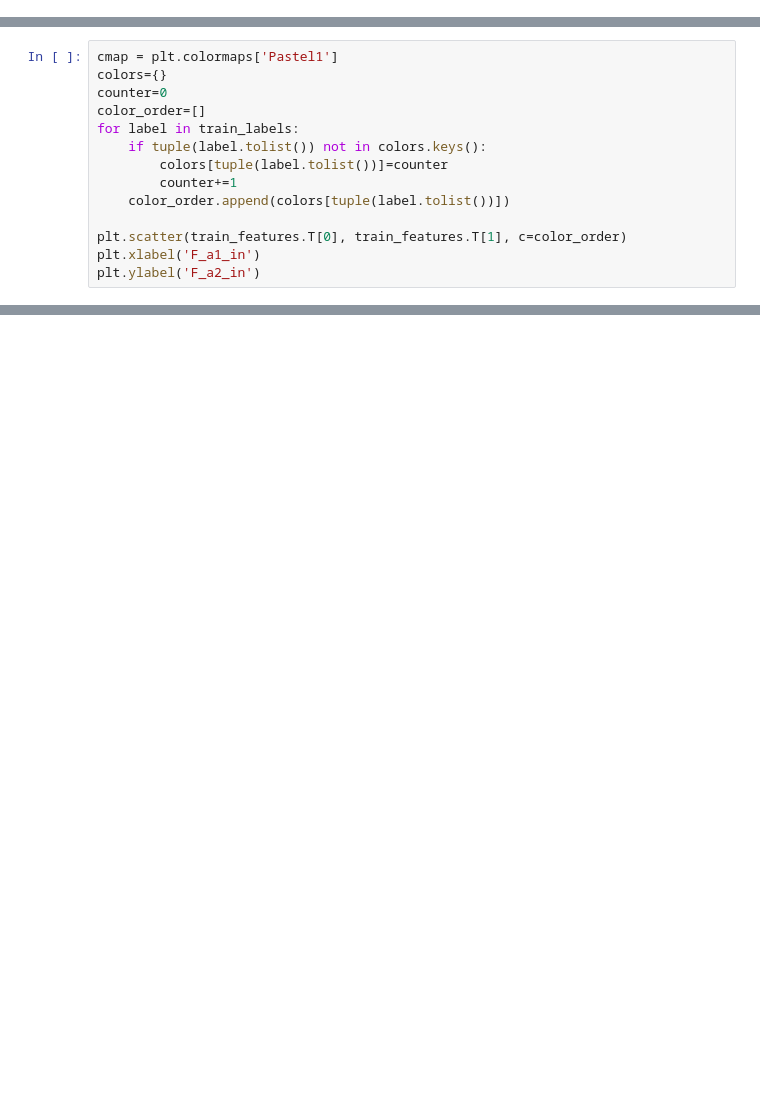
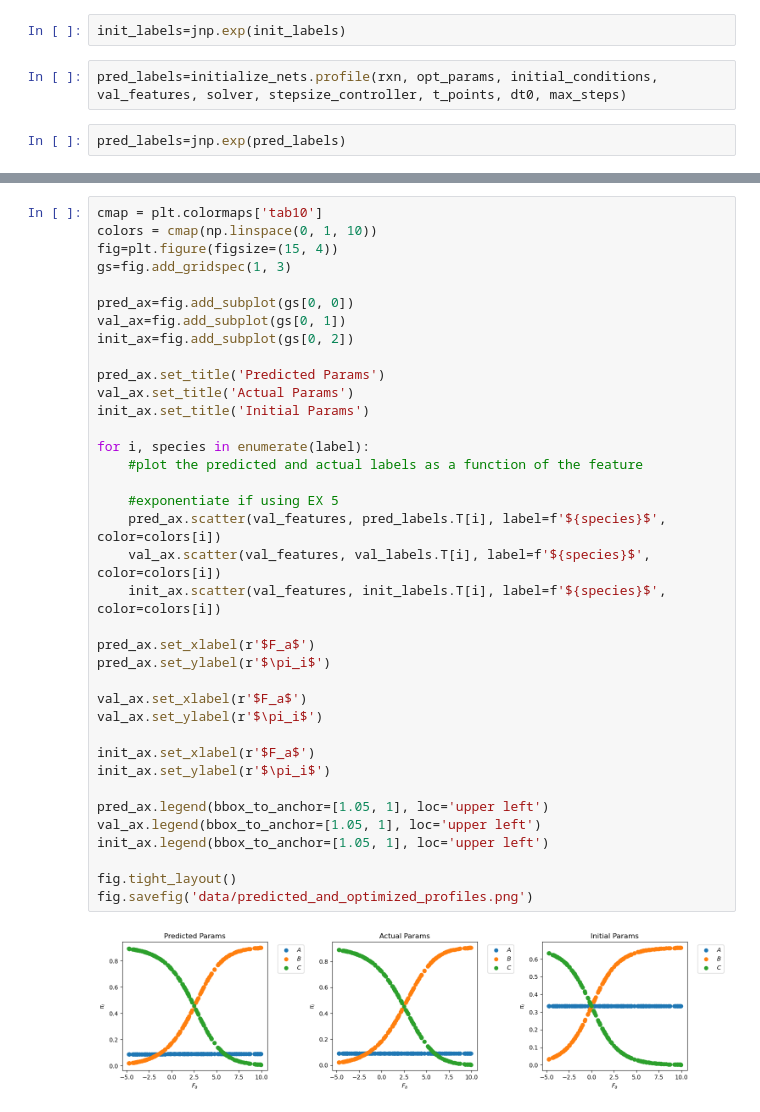
Before and after one commit to sdebesai7/second_order_rxn_nets, a Jupyter notebook: optimizing_rates_plots.ipynb, the cells around one changed output, grey strips where cells are left out. Cells and saved outputs as stored; diff of their text form; blank space fills up the shorter version.

```diff
--- a/optimizing_rates_plots.ipynb
+++ b/optimizing_rates_plots.ipynb
@@ -34,3 +60,9 @@ file.close()
+# %%
+init_labels=jnp.exp(init_labels)
+# %%
+pred_labels=initialize_nets.profile(rxn, opt_params, initial_conditions, val_features, solver, stepsize_controller, t_points, dt0, max_steps)
+# %%
+pred_labels=jnp.exp(pred_labels)
 # %%
 label=['A', 'B', 'C']
 for i, species_labels in enumerate(train_labels.T):
@@ -45,14 +76,0 @@ plt.legend(bbox_to_anchor=[1.05, 1], loc='upper left')
-# %%
-cmap = plt.colormaps['Pastel1']
-colors={}
-counter=0
-color_order=[]
-for label in train_labels:
-    if tuple(label.tolist()) not in colors.keys():
-        colors[tuple(label.tolist())]=counter
-        counter+=1
-    color_order.append(colors[tuple(label.tolist())])
-
-plt.scatter(train_features.T[0], train_features.T[1], c=color_order)
-plt.xlabel('F_a1_in')
-plt.ylabel('F_a2_in')
@@ -96,0 +87,39 @@ NameError: name 'pred_labels' is not defined
+# %%
+cmap = plt.colormaps['tab10']
+colors = cmap(np.linspace(0, 1, 10))
+fig=plt.figure(figsize=(15, 4))
+gs=fig.add_gridspec(1, 3)
+
+pred_ax=fig.add_subplot(gs[0, 0])
+val_ax=fig.add_subplot(gs[0, 1])
+init_ax=fig.add_subplot(gs[0, 2])
+
+pred_ax.set_title('Predicted Params')
+val_ax.set_title('Actual Params')
+init_ax.set_title('Initial Params')
+
+for i, species in enumerate(label):
+    #plot the predicted and actual labels as a function of the feature
+
+    #exponentiate if using EX 5
+    pred_ax.scatter(val_features, pred_labels.T[i], label=f'${species}$', color=colors[i])
+    val_ax.scatter(val_features, val_labels.T[i], label=f'${species}$', color=colors[i])
+    init_ax.scatter(val_features, init_labels.T[i], label=f'${species}$', color=colors[i])
+
+pred_ax.set_xlabel(r'$F_a$')
+pred_ax.set_ylabel(r'$\pi_i$')
+
+val_ax.set_xlabel(r'$F_a$')
+val_ax.set_ylabel(r'$\pi_i$')
+
+init_ax.set_xlabel(r'$F_a$')
+init_ax.set_ylabel(r'$\pi_i$')
+
+pred_ax.legend(bbox_to_anchor=[1.05, 1], loc='upper left')
+val_ax.legend(bbox_to_anchor=[1.05, 1], loc='upper left')
+init_ax.legend(bbox_to_anchor=[1.05, 1], loc='upper left')
+
+fig.tight_layout()
+fig.savefig('data/predicted_and_optimized_profiles.png')
+# %% [output]
+[figure, added]
```
Also changed, not shown: parts of 16 cells of this notebook, 5 other files.
